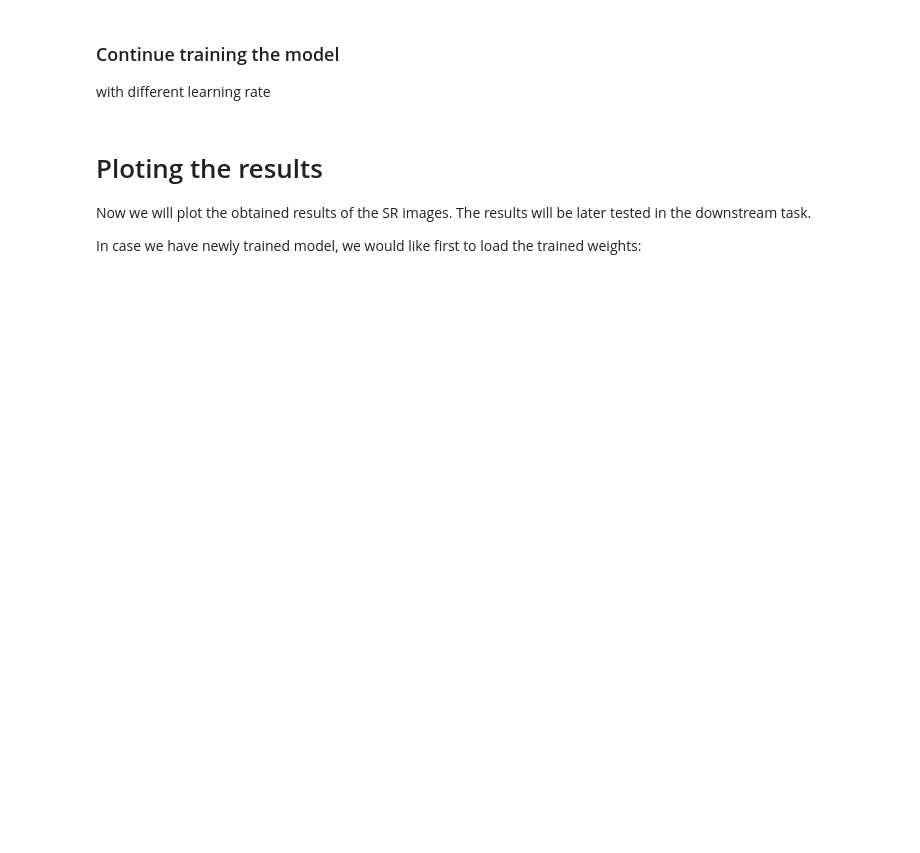
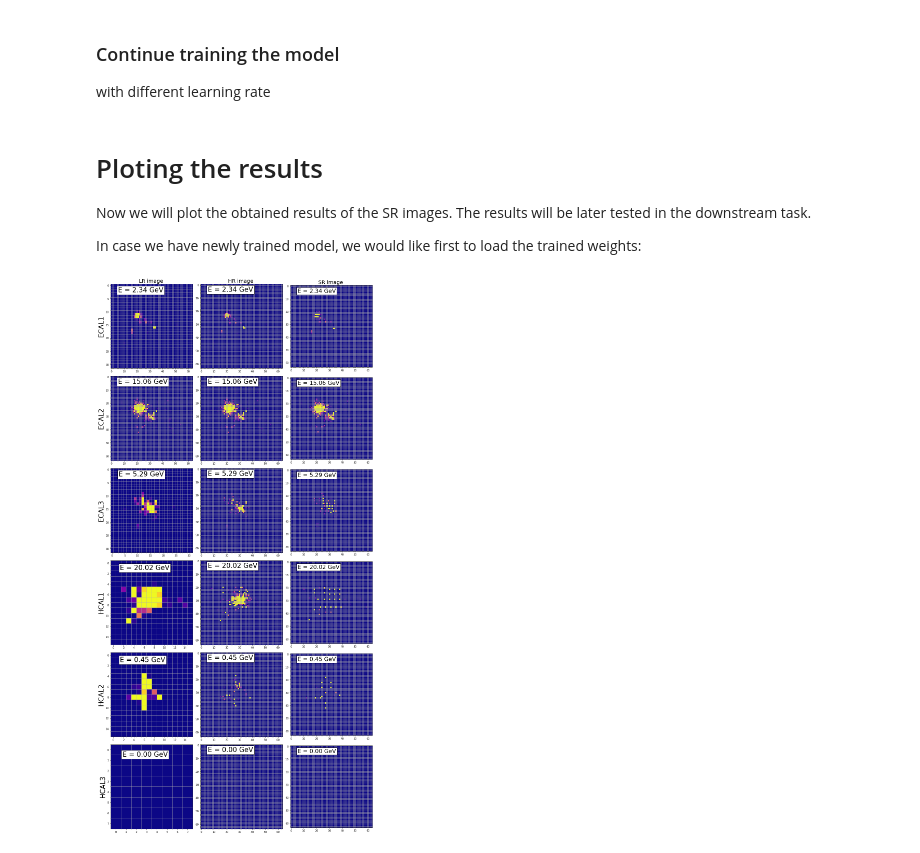
Before and after one commit to michael-pitt/AI, a Jupyter notebook: ParticleImages/SuperResolution.ipynb, the cells around one changed output. Cells and saved outputs as stored; diff of their text form; code cells hidden in the pictures; blank space fills up the shorter version.

```diff
--- a/ParticleImages/SuperResolution.ipynb
+++ b/ParticleImages/SuperResolution.ipynb
@@ -148,0 +188,9 @@ model = SRnet(6,6)
+# %%
+class SRLayer(nn.Module):
+    def __init__(self, LR_shapes, HR_shape, kernel_size = (3,3), padding = (1,1)):
+        super(SRLayer, self).__init__()
+        self.nLayers = len(LR_shapes)
+        self.layers = nn.ModuleList([NewConv2d(LR_shapes, HR_shape, i) for i in range(self.nLayers)])
+
+    def forward(self, input):
+        return torch.cat([l(input) for l in self.layers],dim=1)
@@ -248,4 +291,6 @@ cacheSR = checkpoint['cache']
 model.train()
 print('model loaded')
 # %%
-DrawEventSR(train_dataset, event_number = 200, model = model)
+DrawEventSR2(train_dataset, event_number = 123, model = model)
+# %% [output]
+[figure, added]
```
Also changed, not shown: parts of 24 cells of this notebook, 2 other files.
